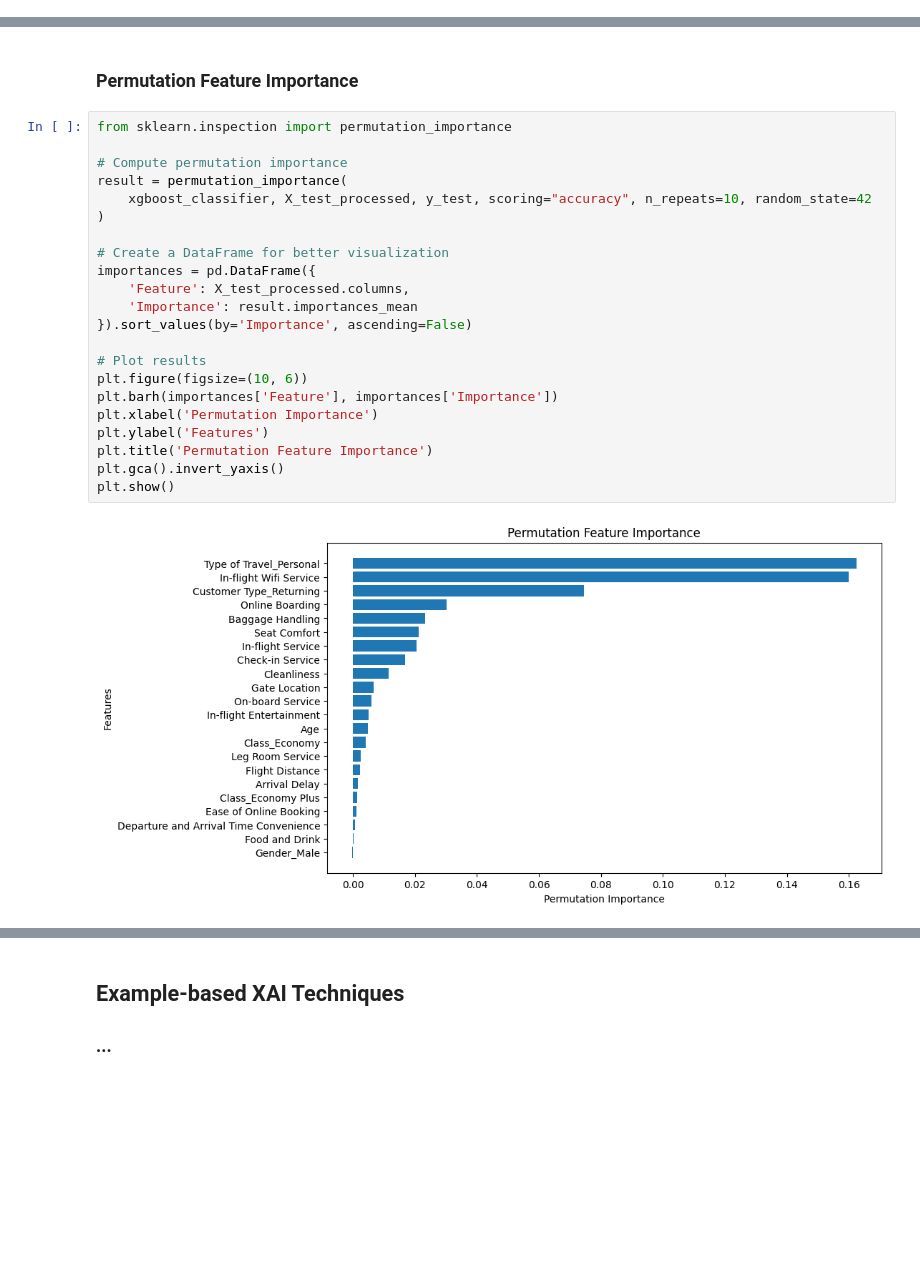
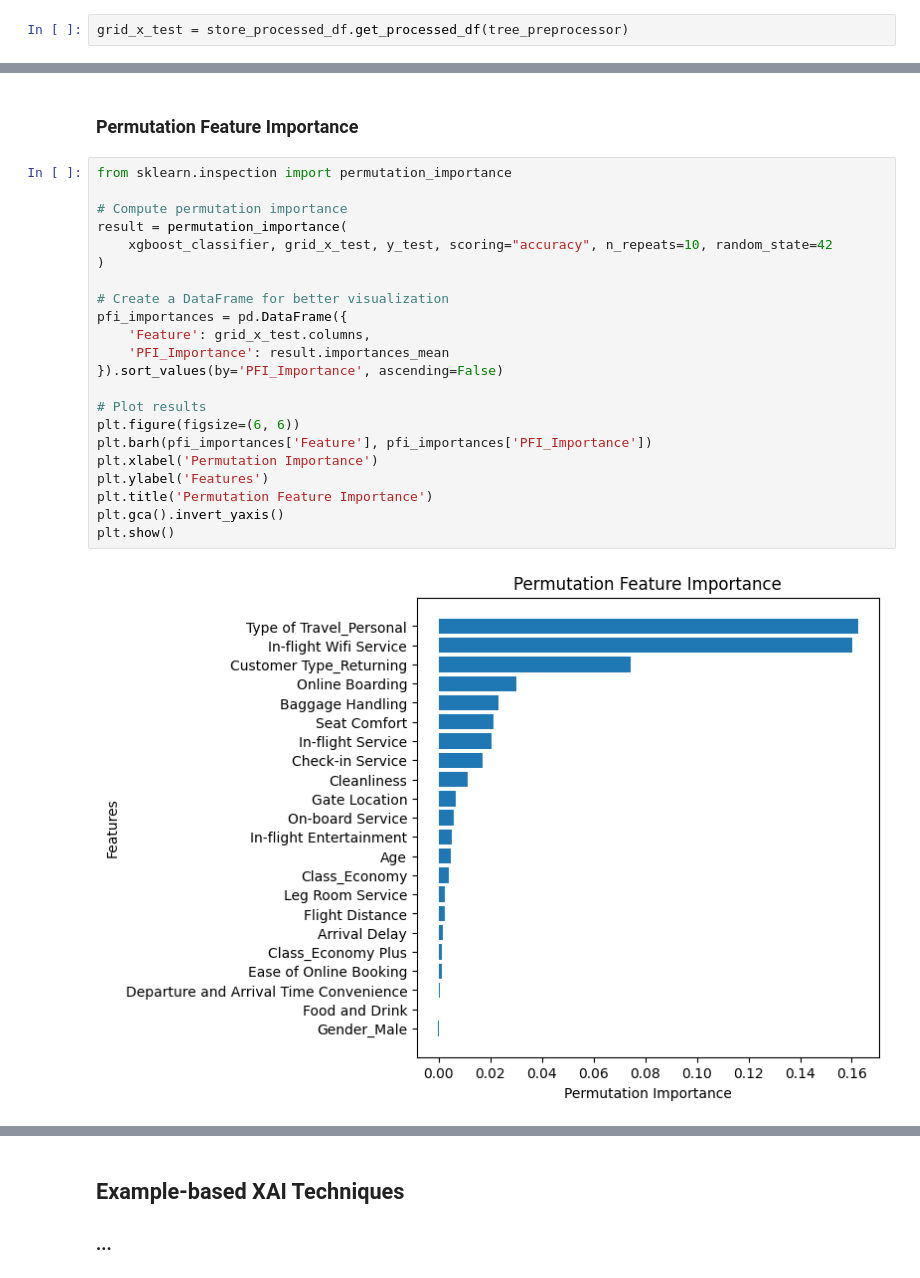
Before and after one commit to athoscf/XAI-techniques, a Jupyter notebook: Project.ipynb, the cells around one changed output, grey strips where cells are left out. Drawn from its saved outputs; the diff is of its cells as text; blank space fills up the shorter version.

```diff
--- a/Project.ipynb
+++ b/Project.ipynb
@@ -427,0 +433,2 @@ KeyboardInterrupt:
+# %%
+grid_x_test = store_processed_df.get_processed_df(tree_preprocessor)
@@ -552,27 +630,27 @@ shap.waterfall_plot(
 # %%
 from sklearn.inspection import permutation_importance
 
 # Compute permutation importance
 result = permutation_importance(
-    xgboost_classifier, X_test_processed, y_test, scoring="accuracy", n_repeats=10, random_state=42
+    xgboost_classifier, grid_x_test, y_test, scoring="accuracy", n_repeats=10, random_state=42
 )
 
 # Create a DataFrame for better visualization
-importances = pd.DataFrame({
-    'Feature': X_test_processed.columns,
-    'Importance': result.importances_mean
-}).sort_values(by='Importance', ascending=False)
+pfi_importances = pd.DataFrame({
+    'Feature': grid_x_test.columns,
+    'PFI_Importance': result.importances_mean
+}).sort_values(by='PFI_Importance', ascending=False)
 
 # Plot results
-plt.figure(figsize=(10, 6))
-plt.barh(importances['Feature'], importances['Importance'])
+plt.figure(figsize=(6, 6))
+plt.barh(pfi_importances['Feature'], pfi_importances['PFI_Importance'])
 plt.xlabel('Permutation Importance')
 plt.ylabel('Features')
 plt.title('Permutation Feature Importance')
 plt.gca().invert_yaxis()
 plt.show()
 # %% [output]
-[figure, old version]
+[figure, new version]
 # %%
 from sklearn.metrics.pairwise import cosine_similarity
 
```
Also changed, not shown: parts of 14 cells of this notebook.
